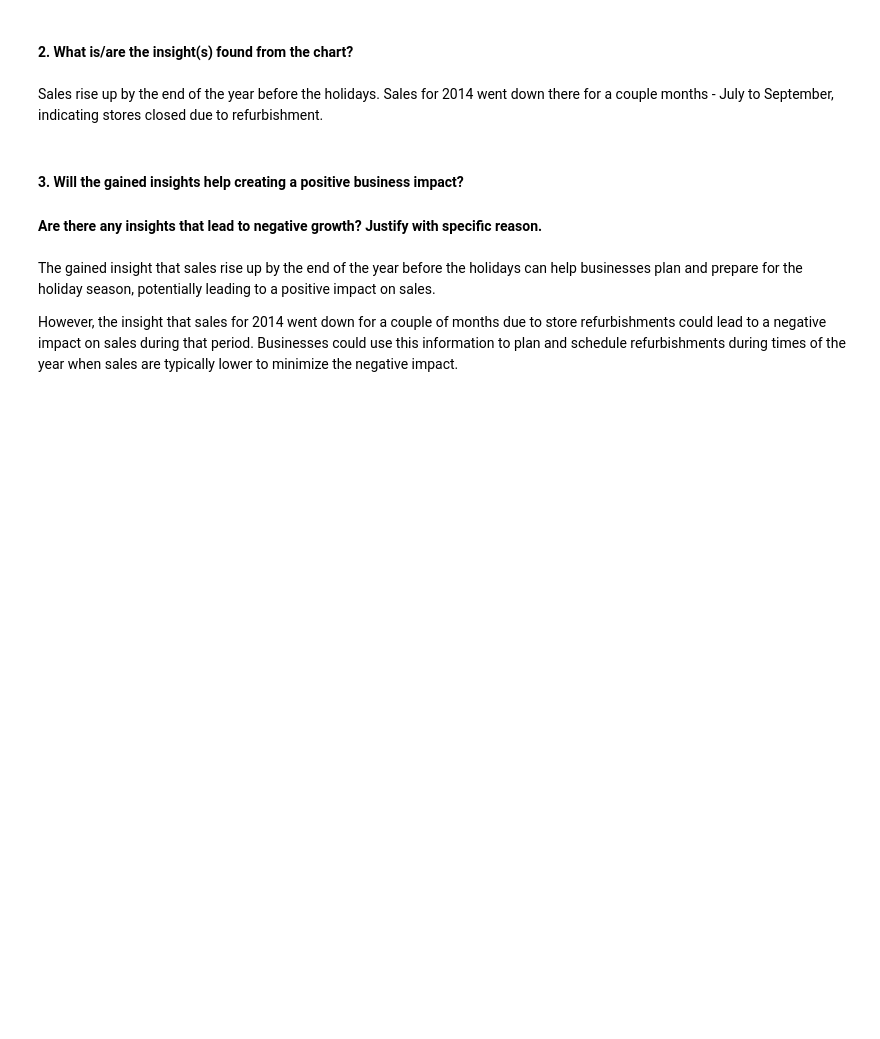
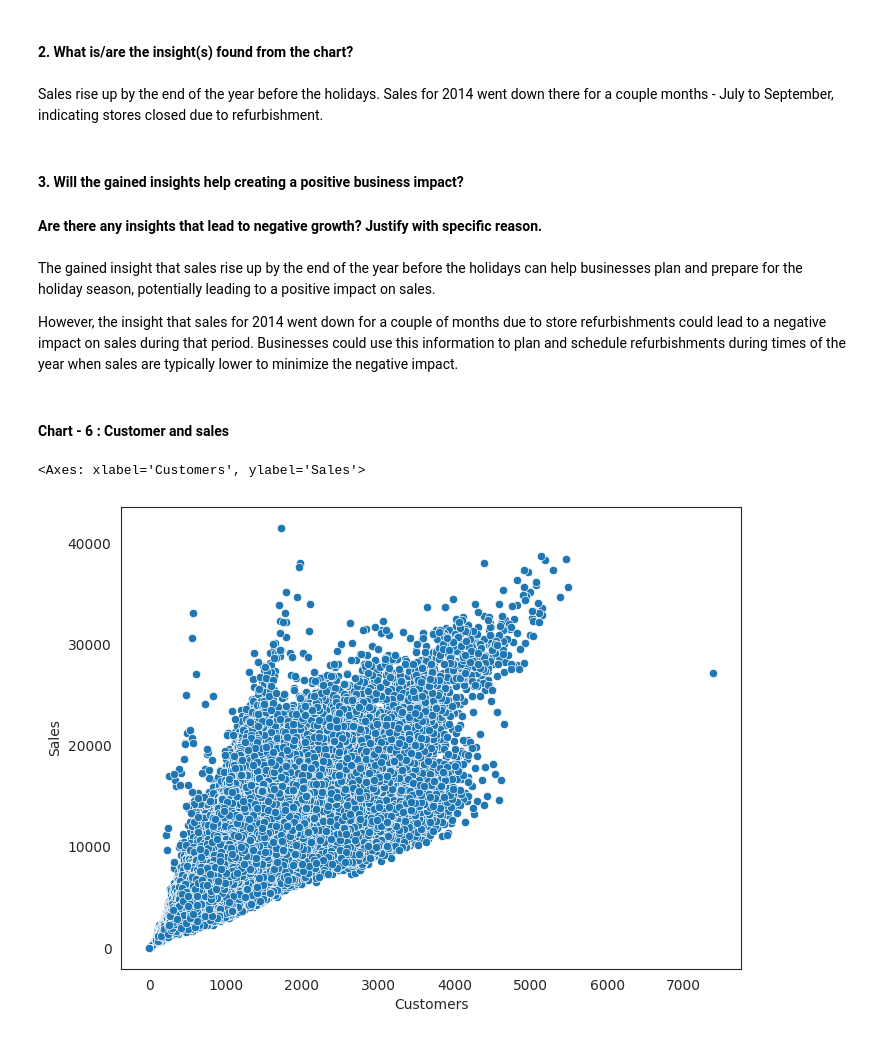
Before and after one commit to shrikantkute/Retail_Sales_Prediction, a Jupyter notebook: Retail_Sales_Prediction_Shrikant_Kute.ipynb, the cells around one changed output. Drawn from its saved outputs; the diff is of its cells as text; code cells hidden in the pictures; blank space fills up the shorter version.

```diff
--- a/Retail_Sales_Prediction_Shrikant_Kute.ipynb
+++ b/Retail_Sales_Prediction_Shrikant_Kute.ipynb
@@ -626,3 +626,13 @@ Sales rise up by the end of the year before the holidays. Sales for 2014 went do
 The gained insight that sales rise up by the end of the year before the holidays can help businesses plan and prepare for the holiday season, potentially leading to a positive impact on sales.
 
  However, the insight that sales for 2014 went down for a couple of months due to store refurbishments could lead to a negative impact on sales during that period. Businesses could use this information to plan and schedule refurbishments during times of the year when sales are typically lower to minimize the negative impact.
+# %% [markdown]
+#### Chart - 6  : Customer and sales
+# %%
+# Chart - 6 Visualization code
+# Scatter plot of Customers and Sales
+plt.rcParams['figure.figsize'] = (8, 6)
+sns.scatterplot(x=df['Customers'], y=df['Sales'])
+# %% [output]
+<Axes: xlabel='Customers', ylabel='Sales'>
+[figure, added]
```
Also changed, not shown: parts of 54 cells of this notebook.
